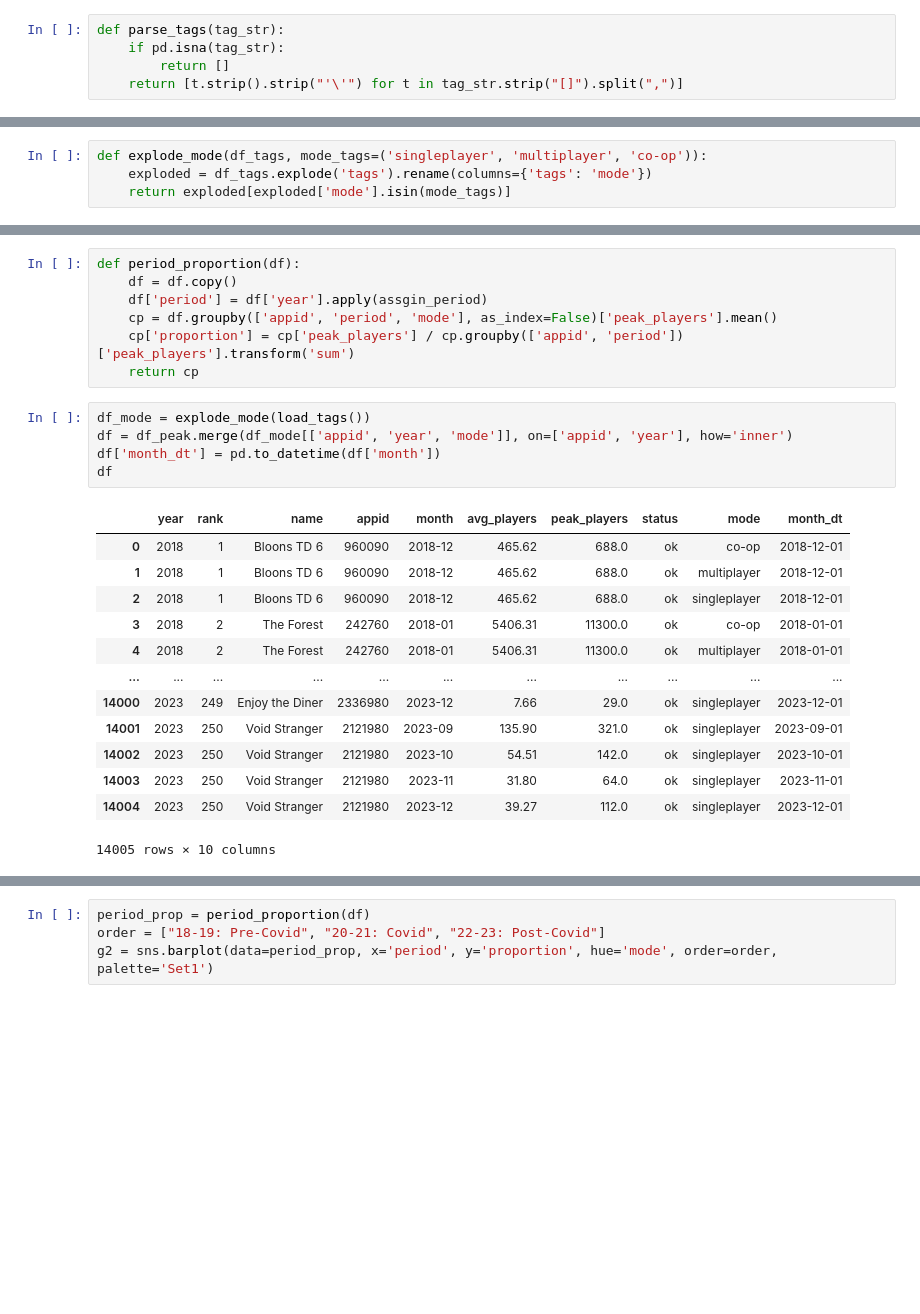
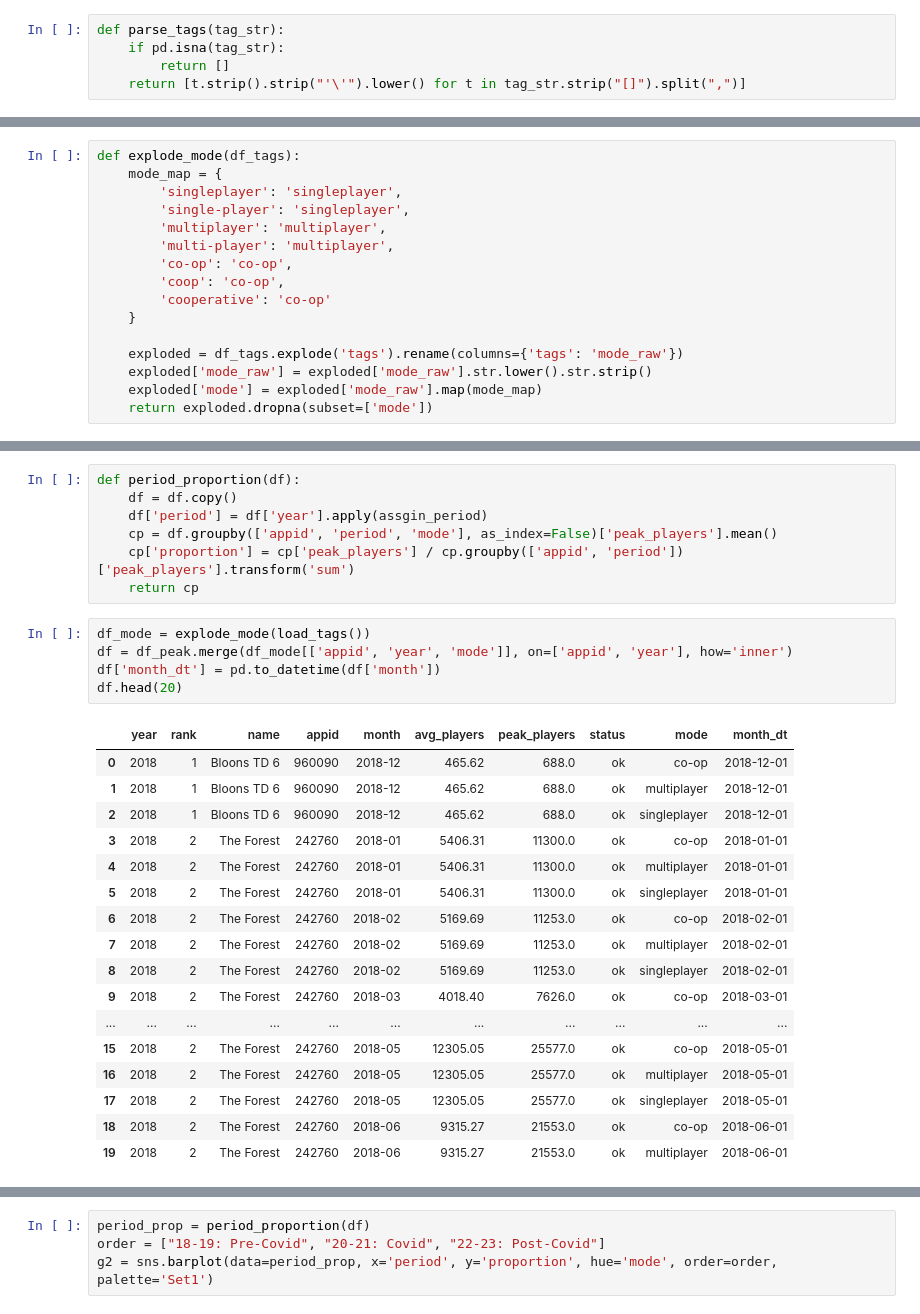
Before and after one commit to COGS108/Group038_WI26, a Jupyter notebook: 02-EDACheckpoint.ipynb, the cells around one changed output, grey strips where cells are left out. Drawn from its saved outputs; the diff is of its cells as text; blank space fills up the shorter version.

```diff
--- a/02-EDACheckpoint.ipynb
+++ b/02-EDACheckpoint.ipynb
@@ -143,7 +106,7 @@ df_peak = pd.read_csv("data/02-processed/steamcharts_2018_2023_ok.csv")
 def parse_tags(tag_str):
     if pd.isna(tag_str):
         return []
-    return [t.strip().strip("'\'") for t in tag_str.strip("[]").split(",")]
+    return [t.strip().strip("'\'").lower() for t in tag_str.strip("[]").split(",")]
 # %%
 def load_tags(years=range(2018, 2024)):
     frame = pd.concat(
@@ -152,9 +115,21 @@ def load_tags(years=range(2018, 2024)):
     frame['tags'] = frame['tags'].apply(parse_tags)
     return frame
 # %%
-def explode_mode(df_tags, mode_tags=('singleplayer', 'multiplayer', 'co-op')):
-    exploded = df_tags.explode('tags').rename(columns={'tags': 'mode'})
-    return exploded[exploded['mode'].isin(mode_tags)]
+def explode_mode(df_tags):
+    mode_map = {
+        'singleplayer': 'singleplayer',
+        'single-player': 'singleplayer',
+        'multiplayer': 'multiplayer',
+        'multi-player': 'multiplayer',
+        'co-op': 'co-op',
+        'coop': 'co-op',
+        'cooperative': 'co-op'
+    }
+
+    exploded = df_tags.explode('tags').rename(columns={'tags': 'mode_raw'})
+    exploded['mode_raw'] = exploded['mode_raw'].str.lower().str.strip()
+    exploded['mode'] = exploded['mode_raw'].map(mode_map)
+    return exploded.dropna(subset=['mode'])
 # %%
 def assgin_period(year):
     if year <= 2019:
@@ -178,22 +153,26 @@ def period_proportion(df):
 # %%
 df_mode = explode_mode(load_tags())
 df = df_peak.merge(df_mode[['appid', 'year', 'mode']], on=['appid', 'year'], how='inner')
 df['month_dt'] = pd.to_datetime(df['month'])
-df
+df.head(20)
 # %% [output]
 |  | year | rank | name | appid | month | avg_players | peak_players | status | mode | month_dt |
 | 0 | 2018 | 1 | Bloons TD 6 | 960090 | 2018-12 | 465.62 | 688.0 | ok | co-op | 2018-12-01 |
 | 1 | 2018 | 1 | Bloons TD 6 | 960090 | 2018-12 | 465.62 | 688.0 | ok | multiplayer | 2018-12-01 |
 | 2 | 2018 | 1 | Bloons TD 6 | 960090 | 2018-12 | 465.62 | 688.0 | ok | singleplayer | 2018-12-01 |
 | 3 | 2018 | 2 | The Forest | 242760 | 2018-01 | 5406.31 | 11300.0 | ok | co-op | 2018-01-01 |
 | 4 | 2018 | 2 | The Forest | 242760 | 2018-01 | 5406.31 | 11300.0 | ok | multiplayer | 2018-01-01 |
+| 5 | 2018 | 2 | The Forest | 242760 | 2018-01 | 5406.31 | 11300.0 | ok | singleplayer | 2018-01-01 |
+| 6 | 2018 | 2 | The Forest | 242760 | 2018-02 | 5169.69 | 11253.0 | ok | co-op | 2018-02-01 |
+| 7 | 2018 | 2 | The Forest | 242760 | 2018-02 | 5169.69 | 11253.0 | ok | multiplayer | 2018-02-01 |
+| 8 | 2018 | 2 | The Forest | 242760 | 2018-02 | 5169.69 | 11253.0 | ok | singleplayer | 2018-02-01 |
+| 9 | 2018 | 2 | The Forest | 242760 | 2018-03 | 4018.40 | 7626.0 | ok | co-op | 2018-03-01 |
 | ... | ... | ... | ... | ... | ... | ... | ... | ... | ... | ... |
-| 14000 | 2023 | 249 | Enjoy the Diner | 2336980 | 2023-12 | 7.66 | 29.0 | ok | singleplayer | 2023-12-01 |
-| 14001 | 2023 | 250 | Void Stranger | 2121980 | 2023-09 | 135.90 | 321.0 | ok | singleplayer | 2023-09-01 |
-| 14002 | 2023 | 250 | Void Stranger | 2121980 | 2023-10 | 54.51 | 142.0 | ok | singleplayer | 2023-10-01 |
-| 14003 | 2023 | 250 | Void Stranger | 2121980 | 2023-11 | 31.80 | 64.0 | ok | singleplayer | 2023-11-01 |
-| 14004 | 2023 | 250 | Void Stranger | 2121980 | 2023-12 | 39.27 | 112.0 | ok | singleplayer | 2023-12-01 |
+| 15 | 2018 | 2 | The Forest | 242760 | 2018-05 | 12305.05 | 25577.0 | ok | co-op | 2018-05-01 |
+| 16 | 2018 | 2 | The Forest | 242760 | 2018-05 | 12305.05 | 25577.0 | ok | multiplayer | 2018-05-01 |
+| 17 | 2018 | 2 | The Forest | 242760 | 2018-05 | 12305.05 | 25577.0 | ok | singleplayer | 2018-05-01 |
+| 18 | 2018 | 2 | The Forest | 242760 | 2018-06 | 9315.27 | 21553.0 | ok | co-op | 2018-06-01 |
+| 19 | 2018 | 2 | The Forest | 242760 | 2018-06 | 9315.27 | 21553.0 | ok | multiplayer | 2018-06-01 |
-14005 rows × 10 columns
 # %%
 monthly_prop = monthly_proportions(df)
 
```
Also changed, not shown: parts of 5 cells of this notebook.
